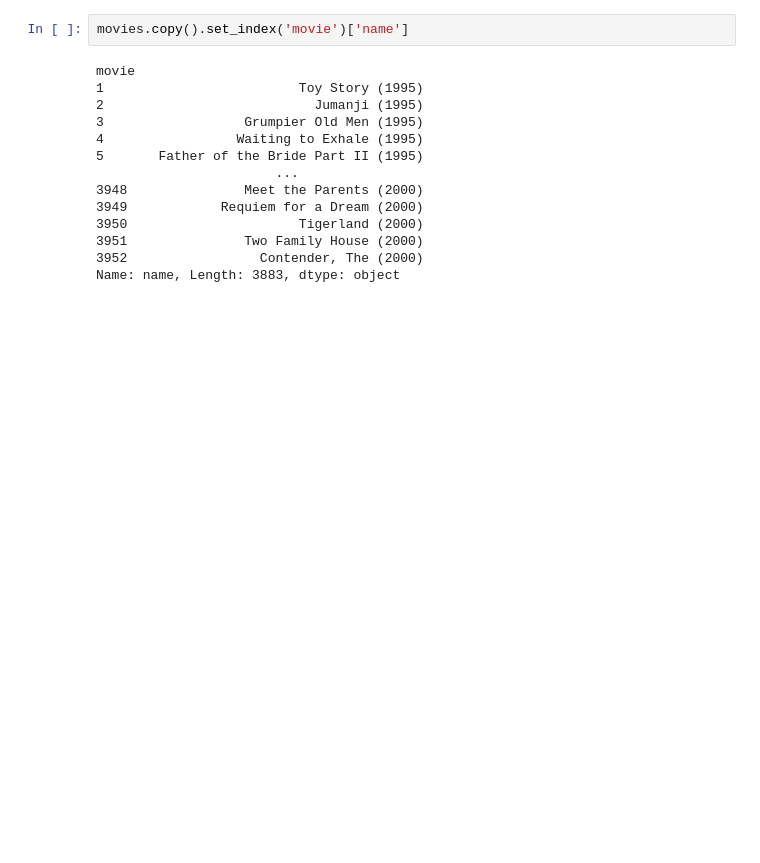
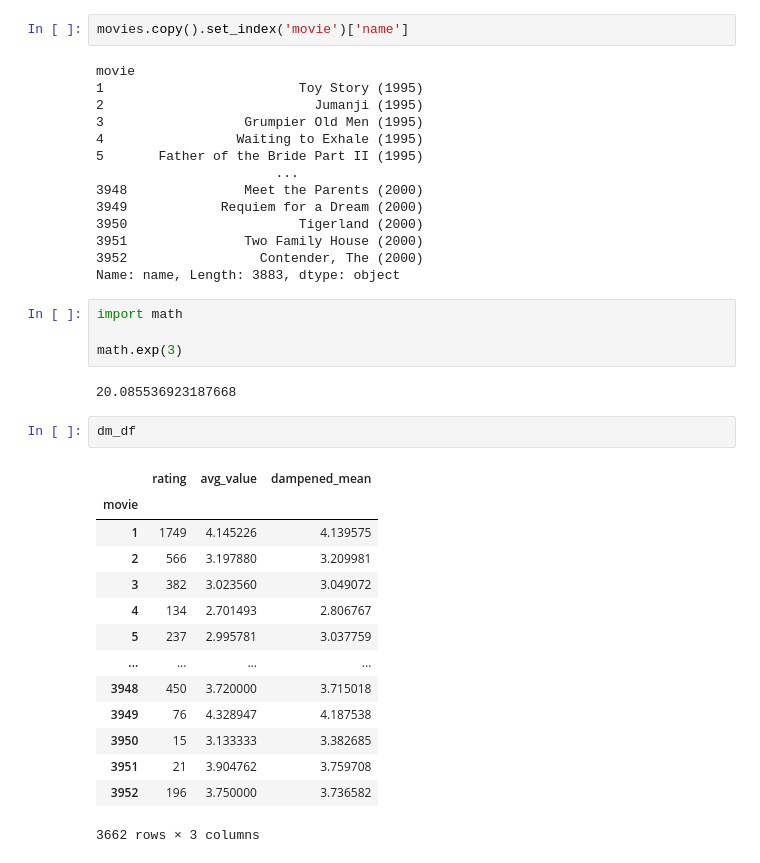
Before and after one commit to andrewmmeans/dsi-movie-recommender, a Jupyter notebook: load_data.ipynb, the cells around one changed output. Cells and saved outputs as stored; diff of their text form; blank space fills up the shorter version.

```diff
--- a/load_data.ipynb
+++ b/load_data.ipynb
@@ -160,6 +160,29 @@ movie
 3951               Two Family House (2000)
 3952                 Contender, The (2000)
 Name: name, Length: 3883, dtype: object
+# %%
+import math
+
+math.exp(3)
+# %% [output]
+20.085536923187668
+# %%
+dm_df
+# %% [output]
+|  | rating | avg_value | dampened_mean |
+| movie |  |  |  |
+| 1 | 1749 | 4.145226 | 4.139575 |
+| 2 | 566 | 3.197880 | 3.209981 |
+| 3 | 382 | 3.023560 | 3.049072 |
+| 4 | 134 | 2.701493 | 2.806767 |
+| 5 | 237 | 2.995781 | 3.037759 |
+| ... | ... | ... | ... |
+| 3948 | 450 | 3.720000 | 3.715018 |
+| 3949 | 76 | 4.328947 | 4.187538 |
+| 3950 | 15 | 3.133333 | 3.382685 |
+| 3951 | 21 | 3.904762 | 3.759708 |
+| 3952 | 196 | 3.750000 | 3.736582 |
+3662 rows × 3 columns
 # %%
 import plotly.graph_objects as go
 fig = go.Figure(data=[go.Scatter3d(
```
Also changed, not shown: parts of 26 cells of this notebook.
